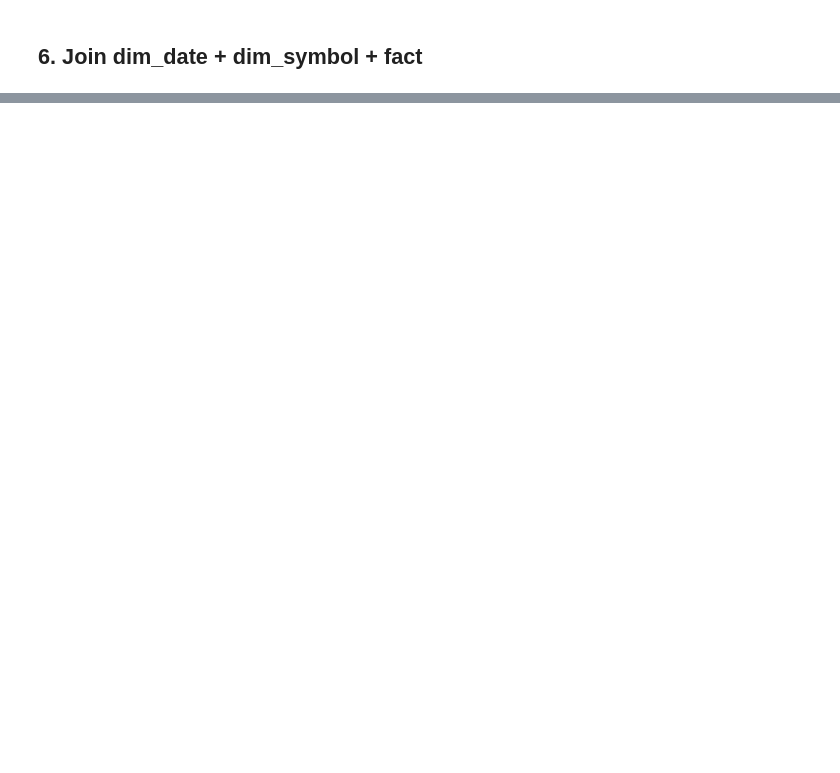
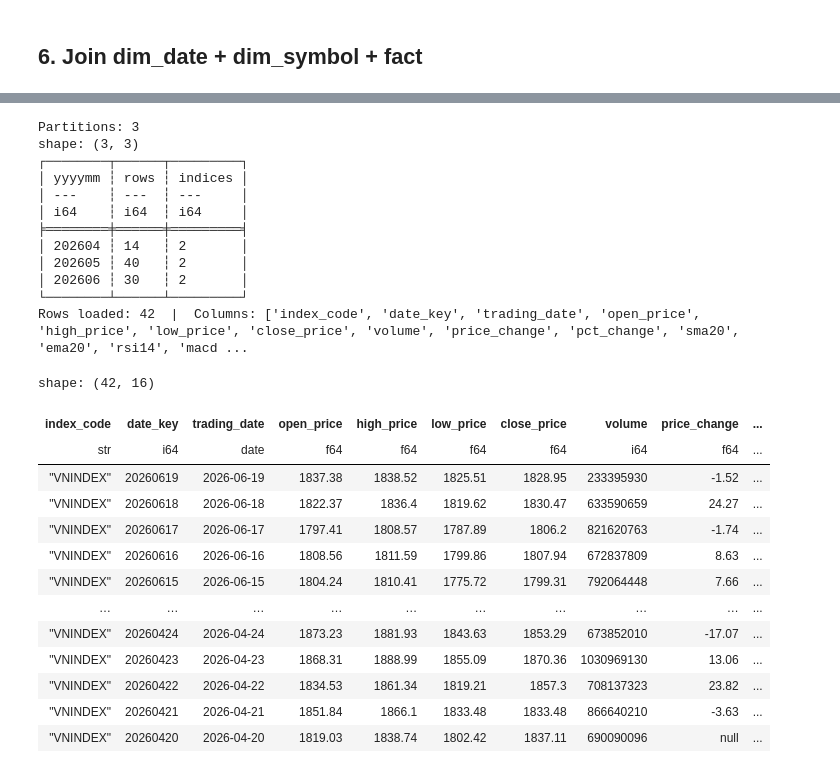
Before and after one commit to DPlayerGod/hose-stock-lakehouse, a Jupyter notebook: notebook/04_read_clickhouse_tables.ipynb, the cells around one changed output, grey strips where cells are left out. Saved outputs shown, nothing was run; the diff lists cells and outputs as text; code cells hidden in the pictures; blank space fills up the shorter version.

```diff
--- a/notebook/04_read_clickhouse_tables.ipynb
+++ b/notebook/04_read_clickhouse_tables.ipynb
@@ -262,0 +527,56 @@ latest_week.head(20)
+# %%
+# Tổng quan partition theo tháng + số chỉ số
+index_monthly = query_to_polars(
+    """
+    SELECT
+        toYYYYMM(trading_date)      AS yyyymm,
+        count()                     AS rows,
+        count(DISTINCT index_code)  AS indices
+    FROM fact_hose_index_daily
+    GROUP BY yyyymm
+    ORDER BY yyyymm
+    """
+)
+print(f"Partitions: {len(index_monthly)}")
+print(index_monthly)
+
+# Đọc toàn bộ fact index (định danh bằng natural key index_code, KHÔNG join dim_symbol)
+fact_index = query_to_polars(
+    """
+    SELECT *
+    FROM fact_hose_index_daily
+    WHERE index_code = 'VNINDEX'
+    ORDER BY trading_date DESC
+    LIMIT 50000
+
+    """
+)
+print(f"Rows loaded: {len(fact_index):,}  |  Columns: {fact_index.columns}")
+fact_index.tail(60)
+# %% [output]
+Partitions: 3
+shape: (3, 3)
+┌────────┬──────┬─────────┐
+│ yyyymm ┆ rows ┆ indices │
+│ ---    ┆ ---  ┆ ---     │
+│ i64    ┆ i64  ┆ i64     │
+╞════════╪══════╪═════════╡
+│ 202604 ┆ 14   ┆ 2       │
+│ 202605 ┆ 40   ┆ 2       │
+│ 202606 ┆ 30   ┆ 2       │
+└────────┴──────┴─────────┘
+Rows loaded: 42  |  Columns: ['index_code', 'date_key', 'trading_date', 'open_price', 'high_price', 'low_price', 'close_price', 'volume', 'price_change', 'pct_change', 'sma20', 'ema20', 'rsi14', 'macd ...
+shape: (42, 16)
+| index_code | date_key | trading_date | open_price | high_price | low_price | close_price | volume | price_change | ... |
+| str | i64 | date | f64 | f64 | f64 | f64 | i64 | f64 | ... |
+| "VNINDEX" | 20260619 | 2026-06-19 | 1837.38 | 1838.52 | 1825.51 | 1828.95 | 233395930 | -1.52 | ... |
+| "VNINDEX" | 20260618 | 2026-06-18 | 1822.37 | 1836.4 | 1819.62 | 1830.47 | 633590659 | 24.27 | ... |
+| "VNINDEX" | 20260617 | 2026-06-17 | 1797.41 | 1808.57 | 1787.89 | 1806.2 | 821620763 | -1.74 | ... |
+| "VNINDEX" | 20260616 | 2026-06-16 | 1808.56 | 1811.59 | 1799.86 | 1807.94 | 672837809 | 8.63 | ... |
+| "VNINDEX" | 20260615 | 2026-06-15 | 1804.24 | 1810.41 | 1775.72 | 1799.31 | 792064448 | 7.66 | ... |
+| … | … | … | … | … | … | … | … | … | ... |
+| "VNINDEX" | 20260424 | 2026-04-24 | 1873.23 | 1881.93 | 1843.63 | 1853.29 | 673852010 | -17.07 | ... |
+| "VNINDEX" | 20260423 | 2026-04-23 | 1868.31 | 1888.99 | 1855.09 | 1870.36 | 1030969130 | 13.06 | ... |
+| "VNINDEX" | 20260422 | 2026-04-22 | 1834.53 | 1861.34 | 1819.21 | 1857.3 | 708137323 | 23.82 | ... |
+| "VNINDEX" | 20260421 | 2026-04-21 | 1851.84 | 1866.1 | 1833.48 | 1833.48 | 866640210 | -3.63 | ... |
+| "VNINDEX" | 20260420 | 2026-04-20 | 1819.03 | 1838.74 | 1802.42 | 1837.11 | 690090096 | null | ... |
```
Also changed, not shown: parts of 17 cells of this notebook, 10 other files.
